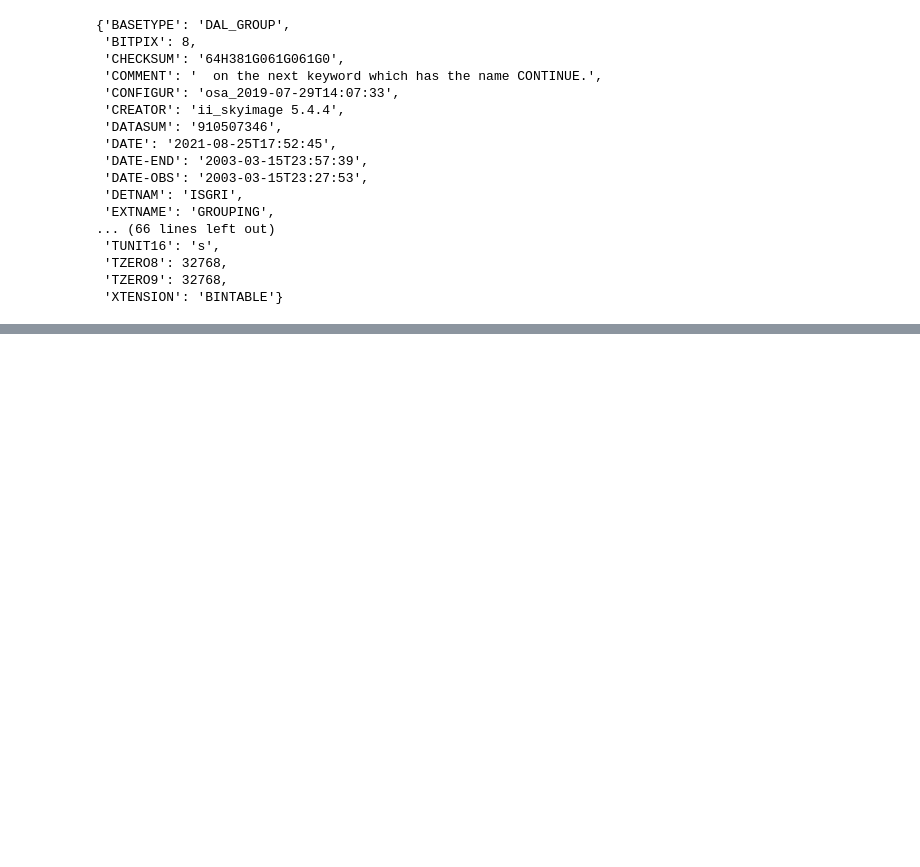
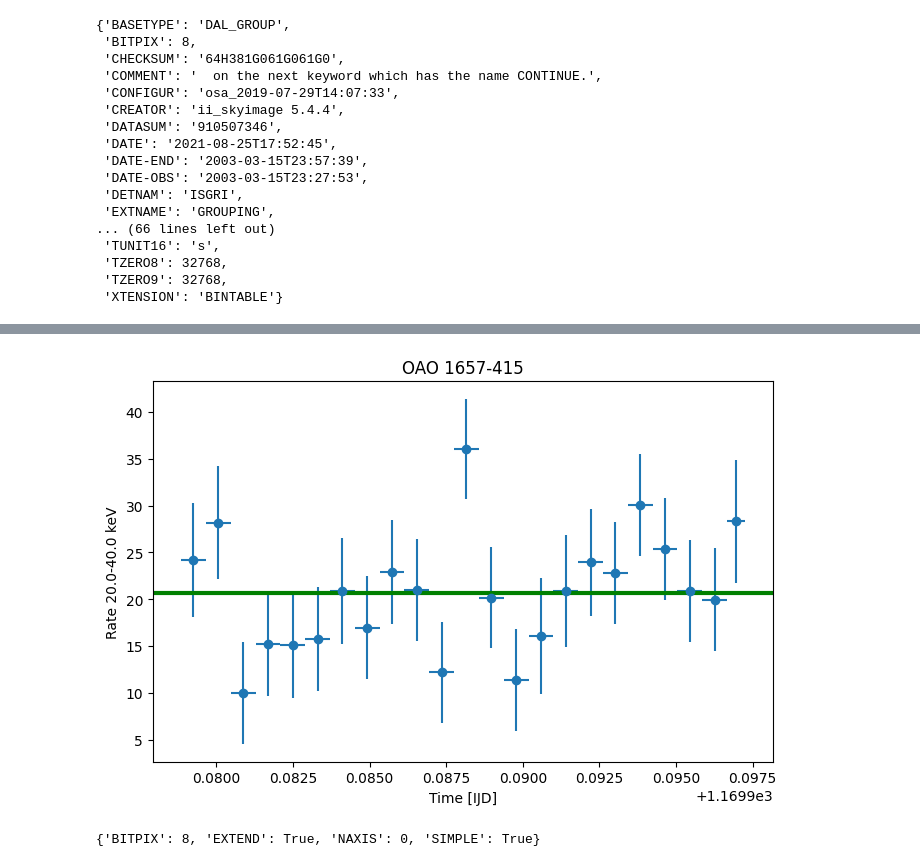
Before and after one commit to kbarbey/SpaceTechProject, a Jupyter notebook: Examples.ipynb, the cells around one changed output, grey strips where cells are left out. Saved outputs shown, nothing was run; the diff lists cells and outputs as text; code cells hidden in the pictures; blank space fills up the shorter version.

```diff
--- a/Examples.ipynb
+++ b/Examples.ipynb
@@ -184,0 +218,6 @@ data_collection_lc=disp.get_product(instrument='isgri',
+# %%
+lc = data_collection_lc._p_list[0]#accessing the first source. Can also be done by name
+lc.data_unit[1].data#Accessing the lightcurve array from isgri.
+lc.show()#show structure of lc.
+lc.meta_data#shows the metadata
+print(lc.meta_data['src_name'])#print of the source name from the metadata dict.
@@ -184,0 +233,12 @@ data_collection_lc=disp.get_product(instrument='isgri',
+# %%
+#plotting a lc with errorbars
+OdaLightCurve(data_collection_lc).show(lc.meta_data['src_name'])
+#Tried a long time to make the line above work...
+#This doesn't work : OdaLightCurve(lc).show(unit_ID=1)
+#Putting OdaLightCurve(data_collection_lc).show() plots all sources.
+# %% [output]
+[figure, added]
+# %%
+lc.data_unit[0].header
+# %% [output]
+{'BITPIX': 8, 'EXTEND': True, 'NAXIS': 0, 'SIMPLE': True}
```
Also changed, not shown: parts of 8 cells of this notebook, 1 other file.
